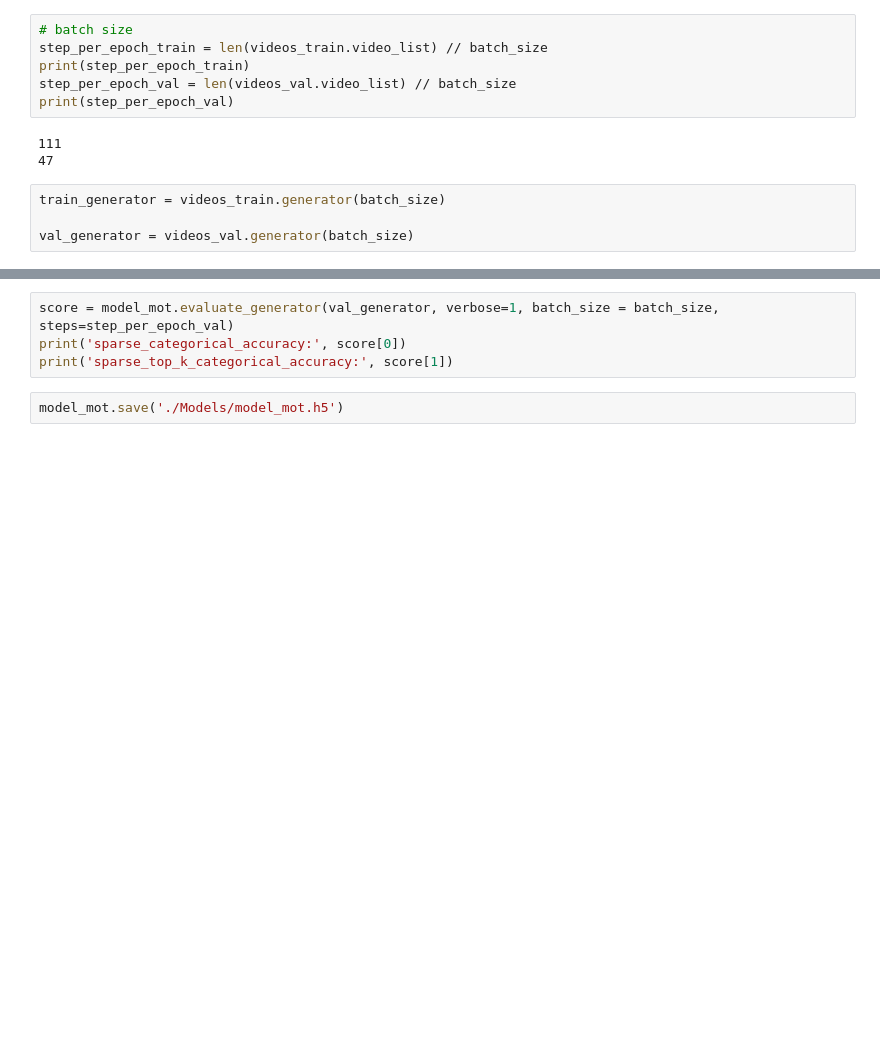
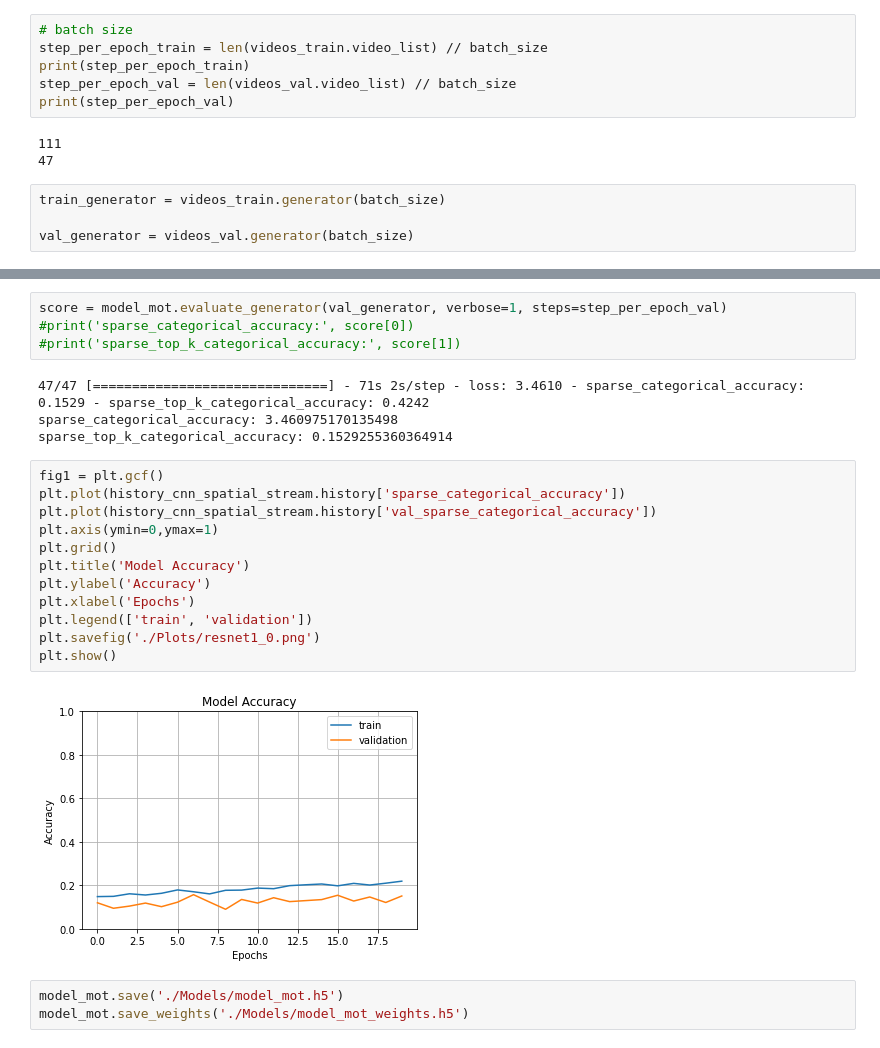
Before and after one commit to giocoal/hmdb51-two-stream-action-recognition, a Jupyter notebook: motion_stream.ipynb, the cells around one changed output, grey strips where cells are left out. Cells and saved outputs as stored; diff of their text form; blank space fills up the shorter version.

```diff
--- a/motion_stream.ipynb
+++ b/motion_stream.ipynb
@@ -457,6 +513,25 @@ Epoch 19/20
 # %%
-score = model_mot.evaluate_generator(val_generator, verbose=1, batch_size = batch_size, steps=step_per_epoch_val)
-print('sparse_categorical_accuracy:', score[0])
-print('sparse_top_k_categorical_accuracy:', score[1])
+score = model_mot.evaluate_generator(val_generator, verbose=1, steps=step_per_epoch_val)
+#print('sparse_categorical_accuracy:', score[0])
+#print('sparse_top_k_categorical_accuracy:', score[1])
+# %% [output]
+47/47 [==============================] - 71s 2s/step - loss: 3.4610 - sparse_categorical_accuracy: 0.1529 - sparse_top_k_categorical_accuracy: 0.4242
+sparse_categorical_accuracy: 3.460975170135498
+sparse_top_k_categorical_accuracy: 0.1529255360364914
+# %%
+fig1 = plt.gcf()
+plt.plot(history_cnn_spatial_stream.history['sparse_categorical_accuracy'])
+plt.plot(history_cnn_spatial_stream.history['val_sparse_categorical_accuracy'])
+plt.axis(ymin=0,ymax=1)
+plt.grid()
+plt.title('Model Accuracy')
+plt.ylabel('Accuracy')
+plt.xlabel('Epochs')
+plt.legend(['train', 'validation'])
+plt.savefig('./Plots/resnet1_0.png')
+plt.show()
+# %% [output]
+[figure, added]
 # %%
 model_mot.save('./Models/model_mot.h5')
+model_mot.save_weights('./Models/model_mot_weights.h5')
```
Also changed, not shown: parts of 3 cells of this notebook, 24 other files.
